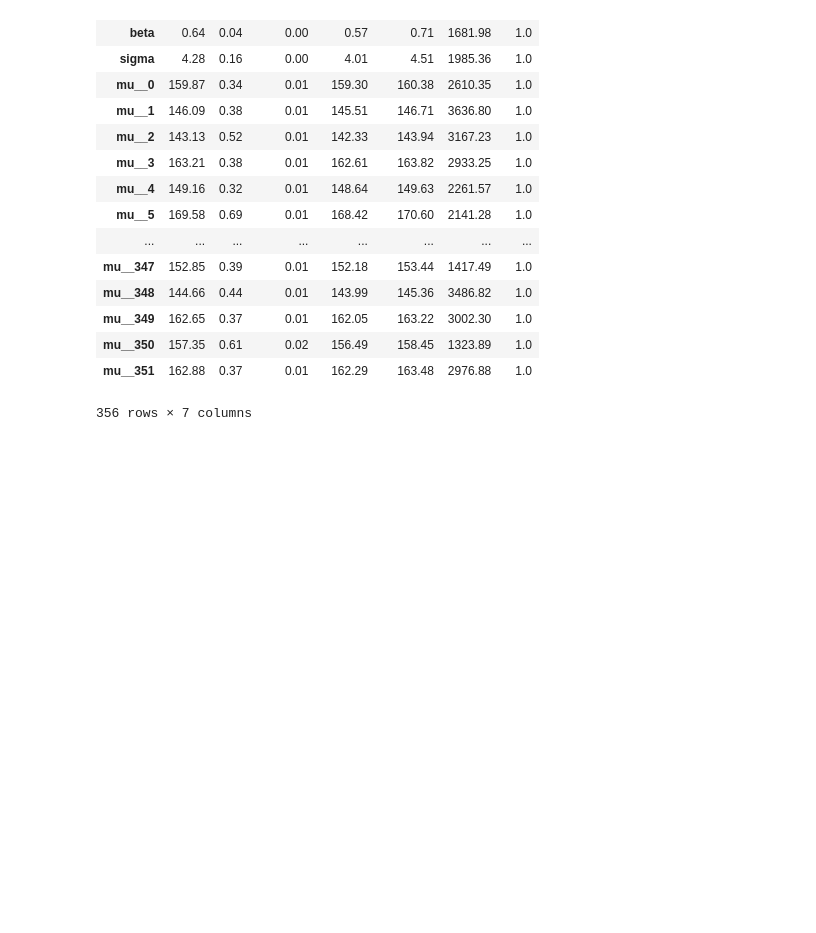
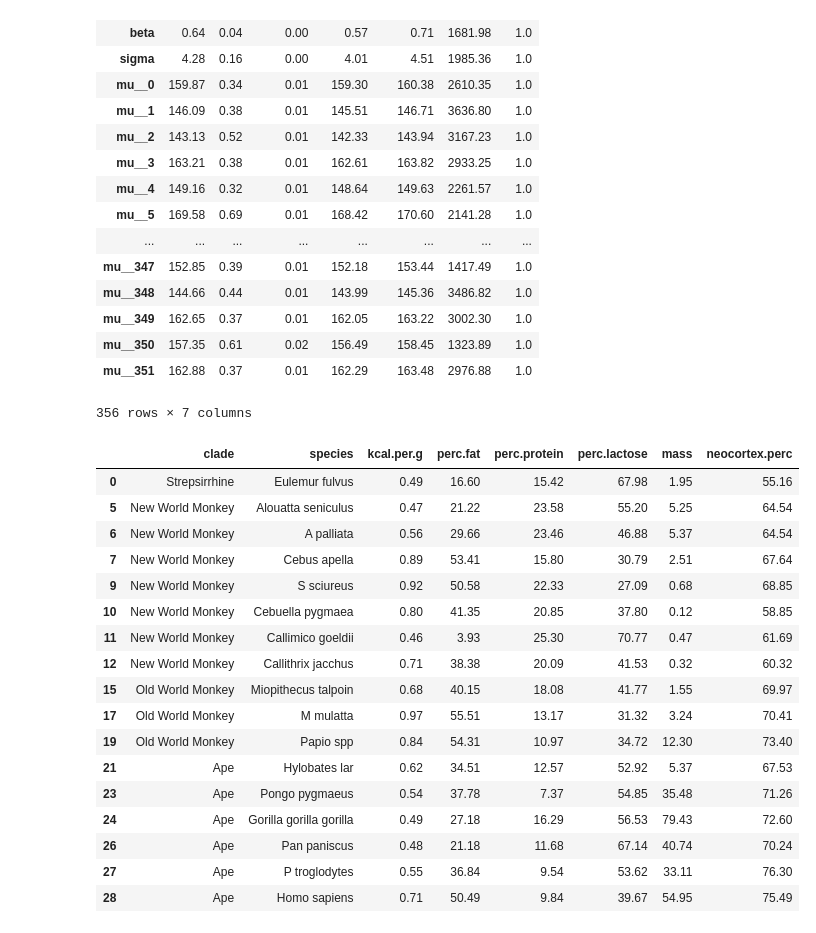
Before and after one commit to yangyu-1/statistical_rethinking_hw_pymc3, a Jupyter notebook: chapter_notebooks/chapter_5.ipynb, the cells around one changed output. Saved outputs shown, nothing was run; the diff lists cells and outputs as text; code cells hidden in the pictures; blank space fills up the shorter version.

```diff
--- a/chapter_notebooks/chapter_5.ipynb
+++ b/chapter_notebooks/chapter_5.ipynb
@@ -137,0 +141,21 @@ pm.summary(trace_m, alpha=.11).round(2)
+# %%
+d
+# %% [output]
+|  | clade | species | kcal.per.g | perc.fat | perc.protein | perc.lactose | mass | neocortex.perc |
+| 0 | Strepsirrhine | Eulemur fulvus | 0.49 | 16.60 | 15.42 | 67.98 | 1.95 | 55.16 |
+| 5 | New World Monkey | Alouatta seniculus | 0.47 | 21.22 | 23.58 | 55.20 | 5.25 | 64.54 |
+| 6 | New World Monkey | A palliata | 0.56 | 29.66 | 23.46 | 46.88 | 5.37 | 64.54 |
+| 7 | New World Monkey | Cebus apella | 0.89 | 53.41 | 15.80 | 30.79 | 2.51 | 67.64 |
+| 9 | New World Monkey | S sciureus | 0.92 | 50.58 | 22.33 | 27.09 | 0.68 | 68.85 |
+| 10 | New World Monkey | Cebuella pygmaea | 0.80 | 41.35 | 20.85 | 37.80 | 0.12 | 58.85 |
+| 11 | New World Monkey | Callimico goeldii | 0.46 | 3.93 | 25.30 | 70.77 | 0.47 | 61.69 |
+| 12 | New World Monkey | Callithrix jacchus | 0.71 | 38.38 | 20.09 | 41.53 | 0.32 | 60.32 |
+| 15 | Old World Monkey | Miopithecus talpoin | 0.68 | 40.15 | 18.08 | 41.77 | 1.55 | 69.97 |
+| 17 | Old World Monkey | M mulatta | 0.97 | 55.51 | 13.17 | 31.32 | 3.24 | 70.41 |
+| 19 | Old World Monkey | Papio spp | 0.84 | 54.31 | 10.97 | 34.72 | 12.30 | 73.40 |
+| 21 | Ape | Hylobates lar | 0.62 | 34.51 | 12.57 | 52.92 | 5.37 | 67.53 |
+| 23 | Ape | Pongo pygmaeus | 0.54 | 37.78 | 7.37 | 54.85 | 35.48 | 71.26 |
+| 24 | Ape | Gorilla gorilla gorilla | 0.49 | 27.18 | 16.29 | 56.53 | 79.43 | 72.60 |
+| 26 | Ape | Pan paniscus | 0.48 | 21.18 | 11.68 | 67.14 | 40.74 | 70.24 |
+| 27 | Ape | P troglodytes | 0.55 | 36.84 | 9.54 | 53.62 | 33.11 | 76.30 |
+| 28 | Ape | Homo sapiens | 0.71 | 50.49 | 9.84 | 39.67 | 54.95 | 75.49 |
```
Also changed, not shown: parts of 5 cells of this notebook.
